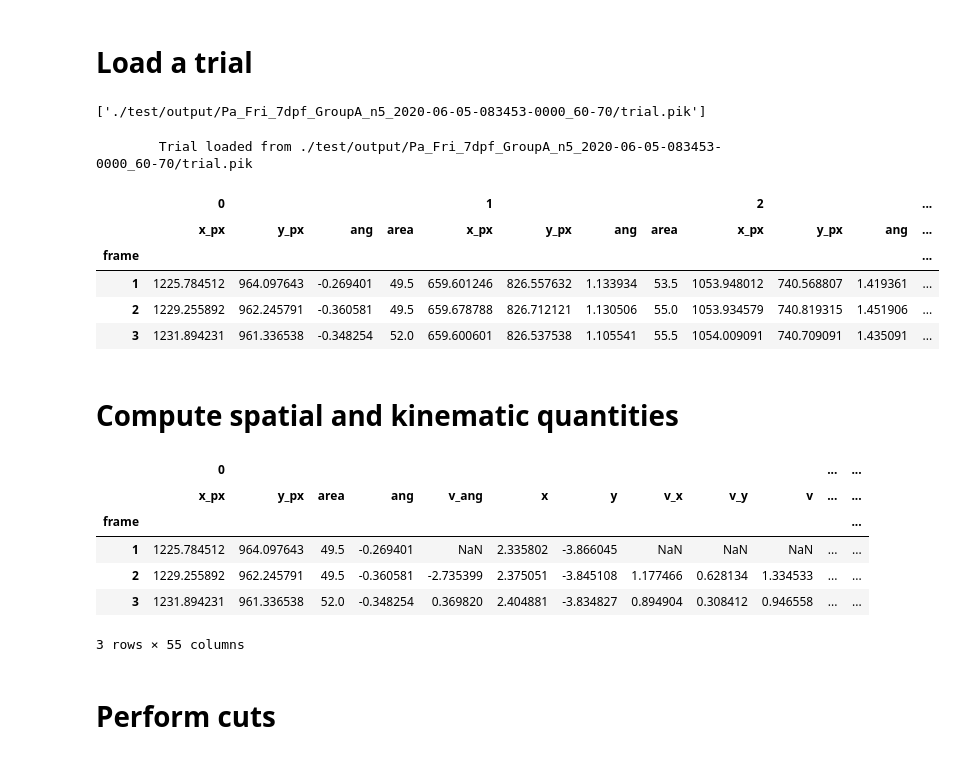
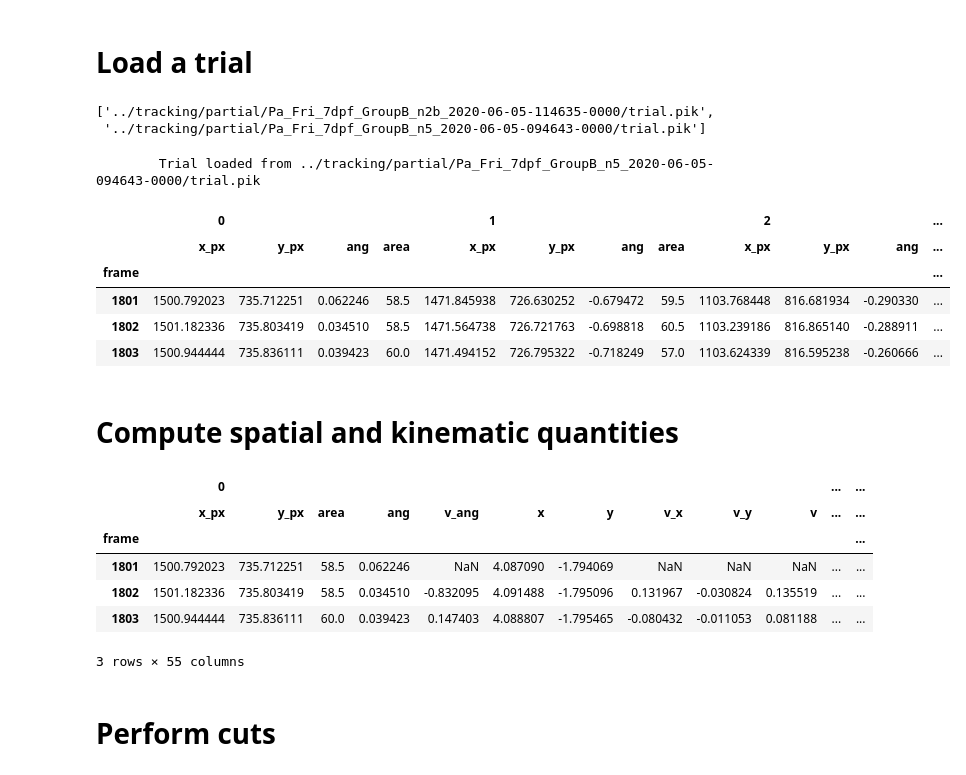
Before and after one commit to yffily/trilab-tracker, a Jupyter notebook: Analyze.ipynb, the cells around one changed output. Cells and saved outputs as stored; diff of their text form; code cells hidden in the pictures.

```diff
--- a/Analyze.ipynb
+++ b/Analyze.ipynb
@@ -21,22 +21,23 @@ from cvt.TrAQ.Tank import Tank
 # Load a trial
 # %%
 # trial_files = sorted(glob('../tracking/full/*/trial.pik'))
-trial_files = sorted(glob('./test/output/*/trial.pik'))
+trial_files = sorted(glob('../tracking/partial/*/trial.pik'))
 display(trial_files)
 
 trial = Trial()
-trial.load(trial_files[0])
+trial.load(trial_files[1])
 display(trial.df[:3])
 # trial.df.to_excel(trial.output_dir+'/df.xlsx')
 # %% [output]
-['./test/output/Pa_Fri_7dpf_GroupA_n5_2020-06-05-083453-0000_60-70/trial.pik']
+['../tracking/partial/Pa_Fri_7dpf_GroupB_n2b_2020-06-05-114635-0000/trial.pik',
+ '../tracking/partial/Pa_Fri_7dpf_GroupB_n5_2020-06-05-094643-0000/trial.pik']
-        Trial loaded from ./test/output/Pa_Fri_7dpf_GroupA_n5_2020-06-05-083453-0000_60-70/trial.pik
+        Trial loaded from ../tracking/partial/Pa_Fri_7dpf_GroupB_n5_2020-06-05-094643-0000/trial.pik
 |  | 0 |  |  |  | 1 |  |  |  | 2 |  |  | ... |
 |  | x_px | y_px | ang | area | x_px | y_px | ang | area | x_px | y_px | ang | ... |
 | frame |  |  |  |  |  |  |  |  |  |  |  | ... |
-| 1 | 1225.784512 | 964.097643 | -0.269401 | 49.5 | 659.601246 | 826.557632 | 1.133934 | 53.5 | 1053.948012 | 740.568807 | 1.419361 | ... |
-| 2 | 1229.255892 | 962.245791 | -0.360581 | 49.5 | 659.678788 | 826.712121 | 1.130506 | 55.0 | 1053.934579 | 740.819315 | 1.451906 | ... |
-| 3 | 1231.894231 | 961.336538 | -0.348254 | 52.0 | 659.600601 | 826.537538 | 1.105541 | 55.5 | 1054.009091 | 740.709091 | 1.435091 | ... |
+| 1801 | 1500.792023 | 735.712251 | 0.062246 | 58.5 | 1471.845938 | 726.630252 | -0.679472 | 59.5 | 1103.768448 | 816.681934 | -0.290330 | ... |
+| 1802 | 1501.182336 | 735.803419 | 0.034510 | 58.5 | 1471.564738 | 726.721763 | -0.698818 | 60.5 | 1103.239186 | 816.865140 | -0.288911 | ... |
+| 1803 | 1500.944444 | 735.836111 | 0.039423 | 60.0 | 1471.494152 | 726.795322 | -0.718249 | 57.0 | 1103.624339 | 816.595238 | -0.260666 | ... |
 # %% [markdown]
 # Compute spatial and kinematic quantities
 # %%
@@ -66,9 +67,9 @@ display(trial.df[:3])
 |  | 0 |  |  |  |  |  |  |  |  |  | ... | ... |
 |  | x_px | y_px | area | ang | v_ang | x | y | v_x | v_y | v | ... | ... |
 | frame |  |  |  |  |  |  |  |  |  |  |  | ... |
-| 1 | 1225.784512 | 964.097643 | 49.5 | -0.269401 | NaN | 2.335802 | -3.866045 | NaN | NaN | NaN | ... | ... |
-| 2 | 1229.255892 | 962.245791 | 49.5 | -0.360581 | -2.735399 | 2.375051 | -3.845108 | 1.177466 | 0.628134 | 1.334533 | ... | ... |
-| 3 | 1231.894231 | 961.336538 | 52.0 | -0.348254 | 0.369820 | 2.404881 | -3.834827 | 0.894904 | 0.308412 | 0.946558 | ... | ... |
+| 1801 | 1500.792023 | 735.712251 | 58.5 | 0.062246 | NaN | 4.087090 | -1.794069 | NaN | NaN | NaN | ... | ... |
+| 1802 | 1501.182336 | 735.803419 | 58.5 | 0.034510 | -0.832095 | 4.091488 | -1.795096 | 0.131967 | -0.030824 | 0.135519 | ... | ... |
+| 1803 | 1500.944444 | 735.836111 | 60.0 | 0.039423 | 0.147403 | 4.088807 | -1.795465 | -0.080432 | -0.011053 | 0.081188 | ... | ... |
 3 rows × 55 columns
 # %% [markdown]
 # Perform cuts
```
Also changed, not shown: parts of 7 cells of this notebook, 4 other files.
